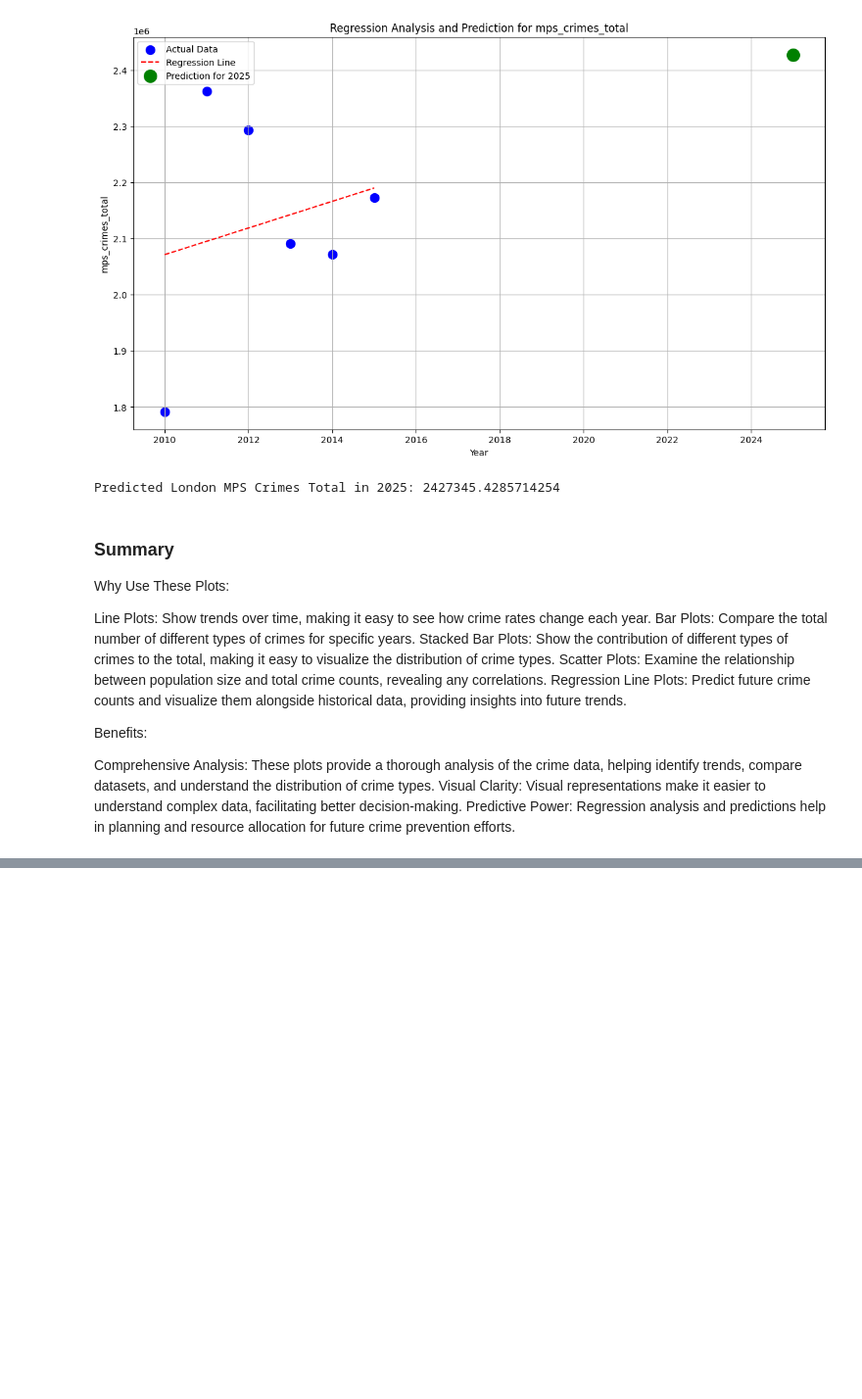
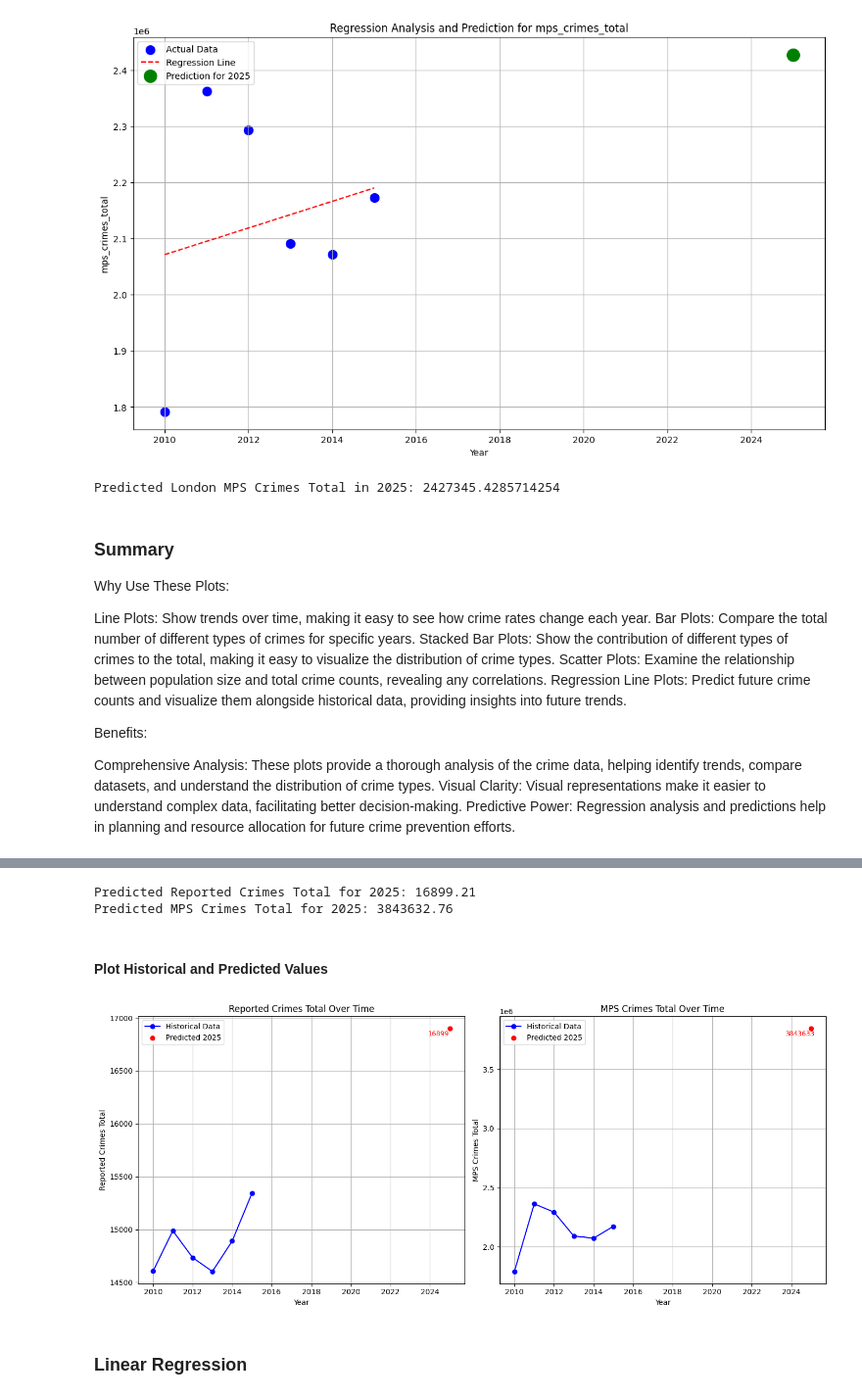
Before and after one commit to Jeffrey-Oechsner/ML-AI_Exam_Project, a Jupyter notebook: MPS Crime Data.ipynb, the cells around one changed output, grey strips where cells are left out. Shown at 98% size. Drawn from its saved outputs; the diff is of its cells as text; code cells hidden in the pictures; blank space fills up the shorter version.

```diff
--- a/MPS Crime Data.ipynb
+++ b/MPS Crime Data.ipynb
@@ -1047,0 +865,8 @@ Predictive Power: Regression analysis and predictions help in planning and resou
+# %%
+# Scale the features for reported crimes
+scaler_reported = StandardScaler()
+X_reported_scaled = scaler_reported.fit_transform(X_reported)
+
+# Scale the features for MPS crimes
+scaler_mps = StandardScaler()
+X_mps_scaled = scaler_mps.fit_transform(X_mps)
@@ -1047,0 +1022,4 @@ Predictive Power: Regression analysis and predictions help in planning and resou
+# %%
+# Scale the future data
+future_data_reported_scaled = scaler_reported.transform(future_data_reported)
+future_data_mps_scaled = scaler_mps.transform(future_data_mps)
@@ -1047,0 +1035,57 @@ Predictive Power: Regression analysis and predictions help in planning and resou
+# %%
+# Predict future crime rates for 2025
+predicted_reported_2025 = lasso_reported.predict(future_data_reported_scaled)
+predicted_mps_2025 = lasso_mps.predict(future_data_mps_scaled)
+
+print(f"Predicted Reported Crimes Total for 2025: {predicted_reported_2025[0]:.2f}")
+print(f"Predicted MPS Crimes Total for 2025: {predicted_mps_2025[0]:.2f}")
+# %% [output]
+Predicted Reported Crimes Total for 2025: 16899.21
+Predicted MPS Crimes Total for 2025: 3843632.76
+# %% [markdown]
+#### Plot Historical and Predicted Values
+# %%
+# Append predicted values to historical data for plotting
+years = combined_data['Year'].values
+reported_crimes_total = combined_data['reported_crimes_total'].values
+mps_crimes_total = combined_data['mps_crimes_total'].values
+
+# Add the future year and predicted values
+future_year = 2025
+years = np.append(years, future_year)
+reported_crimes_total = np.append(reported_crimes_total, predicted_reported_2025[0])
+mps_crimes_total = np.append(mps_crimes_total, predicted_mps_2025[0])
+
+# Plotting
+plt.figure(figsize=(14, 6))
+
+# Plot for reported crimes
+plt.subplot(1, 2, 1)
+plt.plot(years[:-1], reported_crimes_total[:-1], marker='o', label='Historical Data', linestyle='-', color='blue')
+plt.scatter(future_year, predicted_reported_2025, color='red', label='Predicted 2025', zorder=5)
+plt.xlabel('Year')
+plt.ylabel('Reported Crimes Total')
+plt.title('Reported Crimes Total Over Time')
+plt.legend()
+plt.grid(True)
+plt.xticks(np.arange(2010, 2026, 2))
+plt.annotate(f'{predicted_reported_2025[0]:.0f}', (future_year, predicted_reported_2025), textcoords="offset points", xytext=(-15,-10), ha='center', fontsize=9, color='red')
+
+# Plot for MPS crimes
+plt.subplot(1, 2, 2)
+plt.plot(years[:-1], mps_crimes_total[:-1], marker='o', label='Historical Data', linestyle='-', color='blue')
+plt.scatter(future_year, predicted_mps_2025, color='red', label='Predicted 2025', zorder=5)
+plt.xlabel('Year')
+plt.ylabel('MPS Crimes Total')
+plt.title('MPS Crimes Total Over Time')
+plt.legend()
+plt.grid(True)
+plt.xticks(np.arange(2010, 2026, 2))
+plt.annotate(f'{predicted_mps_2025[0]:.0f}', (future_year, predicted_mps_2025), textcoords="offset points", xytext=(-15,-10), ha='center', fontsize=9, color='red')
+
+plt.tight_layout()
+plt.show()
+# %% [output]
+[figure, added]
+# %% [markdown]
+### Linear Regression
```
Also changed, not shown: parts of 104 cells of this notebook, 19 other files.
